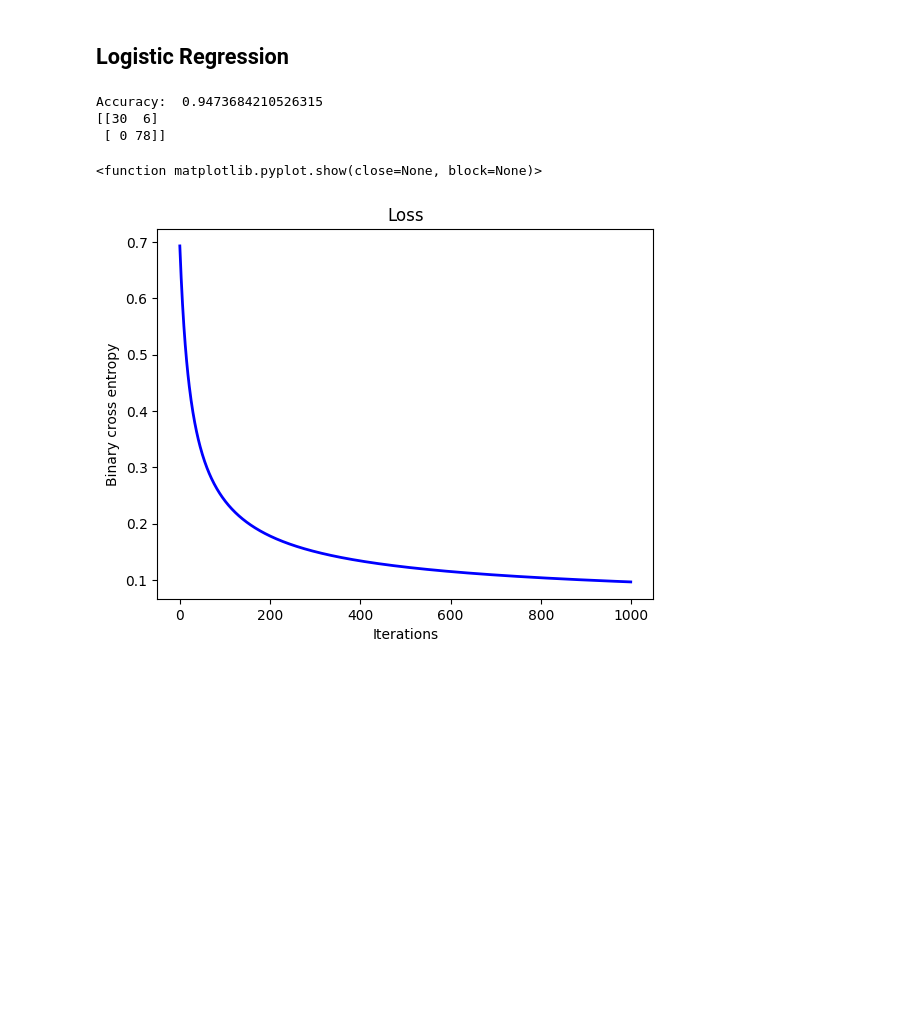
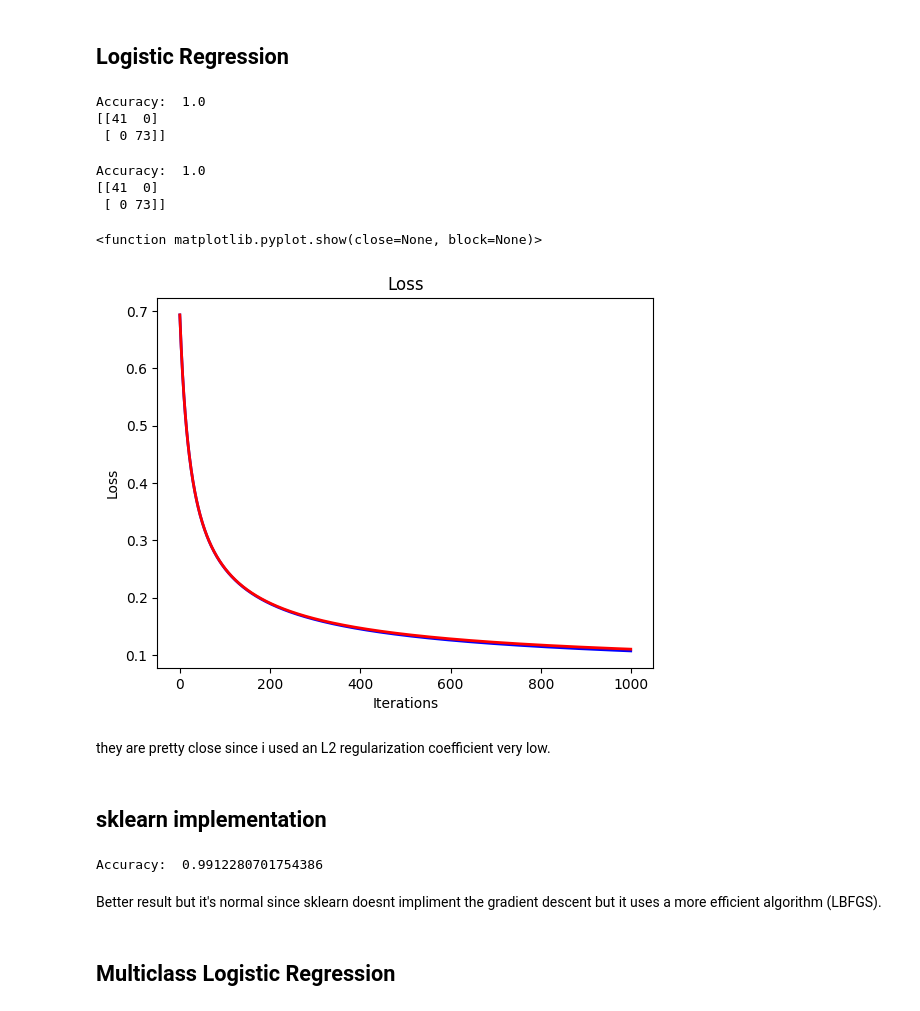
Before and after one commit to Mehdihjelk/Machine-and-Deep-learning, a Jupyter notebook: main.ipynb, the cells around one changed output. Drawn from its saved outputs; the diff is of its cells as text; code cells hidden in the pictures; blank space fills up the shorter version.

```diff
--- a/main.ipynb
+++ b/main.ipynb
@@ -96,15 +96,49 @@ accuracy=np.mean(Y_pred==Y_test)
 print("Accuracy: ",accuracy)
 
 print(confusion_matrix(Y_test,Y_pred))
-
-plt.plot(logr.losses,color='blue', linewidth=2)
-plt.title("Loss")
-plt.xlabel("Iterations")
-plt.ylabel("Binary cross entropy")
-plt.show
 # %% [output]
-Accuracy:  0.9473684210526315
-[[30  6]
- [ 0 78]]
+Accuracy:  1.0
+[[41  0]
+ [ 0 73]]
-<function matplotlib.pyplot.show(close=None, block=None)>
-[figure, removed]
+# %%
+from src.logistic_regression import LogisticRegressionL2
+
+logrl2=LogisticRegressionL2(learning_rate=0.01, n_iterations=1000)
+
+logrl2.fit(X_train_scaled,Y_train)
+Y_pred=logrl2.predict(X_test_scaled)
+accuracy=np.mean(Y_pred==Y_test)
+print("Accuracy: ",accuracy)
+
+print(confusion_matrix(Y_test,Y_pred))
+# %% [output]
+Accuracy:  1.0
+[[41  0]
+ [ 0 73]]
+# %%
+plt.plot(logr.losses,color='blue', linewidth=2)
+plt.plot(logrl2.losses,color='red', linewidth=2)
+plt.title("Loss")
+plt.xlabel("Iterations")
+plt.ylabel("Loss")
+plt.show
+# %% [output]
+<function matplotlib.pyplot.show(close=None, block=None)>
+[figure, added]
+# %% [markdown]
+they are pretty close since i used an L2 regularization coefficient very low.
+# %% [markdown]
+## sklearn implementation
+# %%
+from sklearn.linear_model import LogisticRegression as SklearnLogisticRegression
+model=SklearnLogisticRegression(max_iter=1000)
+model.fit(X_train_scaled,Y_train)
+Y_pred=model.predict(X_test_scaled)
+accuracy=np.mean(Y_pred==Y_test)
+print("Accuracy: ",accuracy)
+# %% [output]
+Accuracy:  0.9912280701754386
+# %% [markdown]
+Better result but it's normal since sklearn doesnt impliment the gradient descent but it uses a more efficient algorithm (LBFGS).
+# %% [markdown]
+## Multiclass Logistic Regression
```
Also changed, not shown: parts of 6 cells of this notebook, 1 other file.
